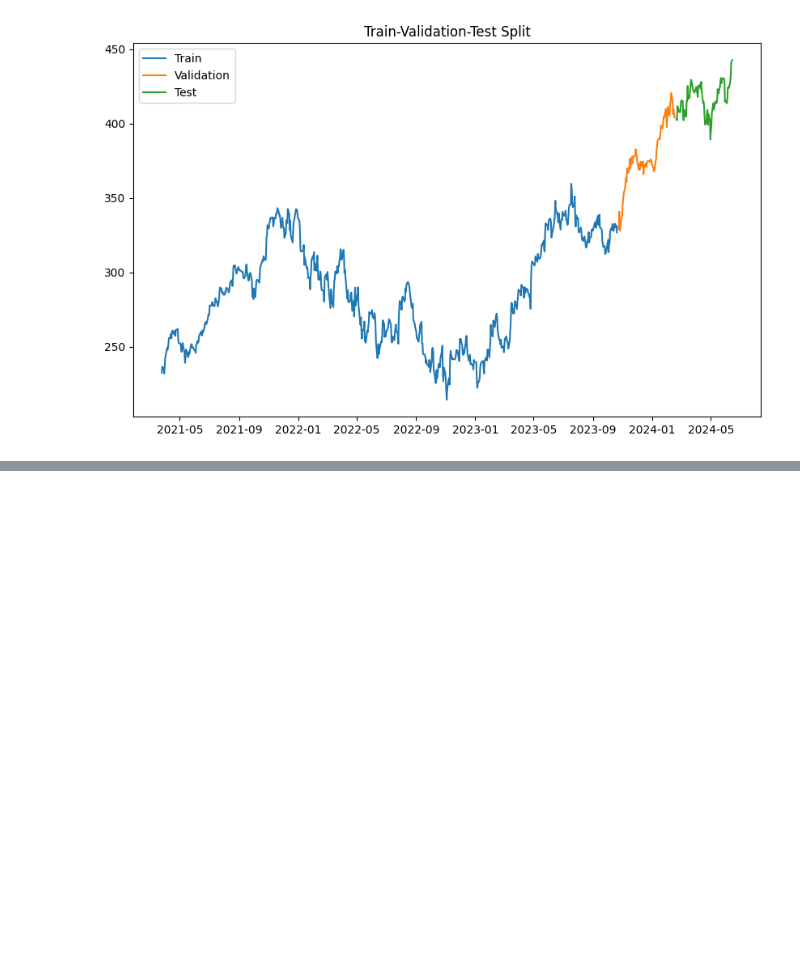
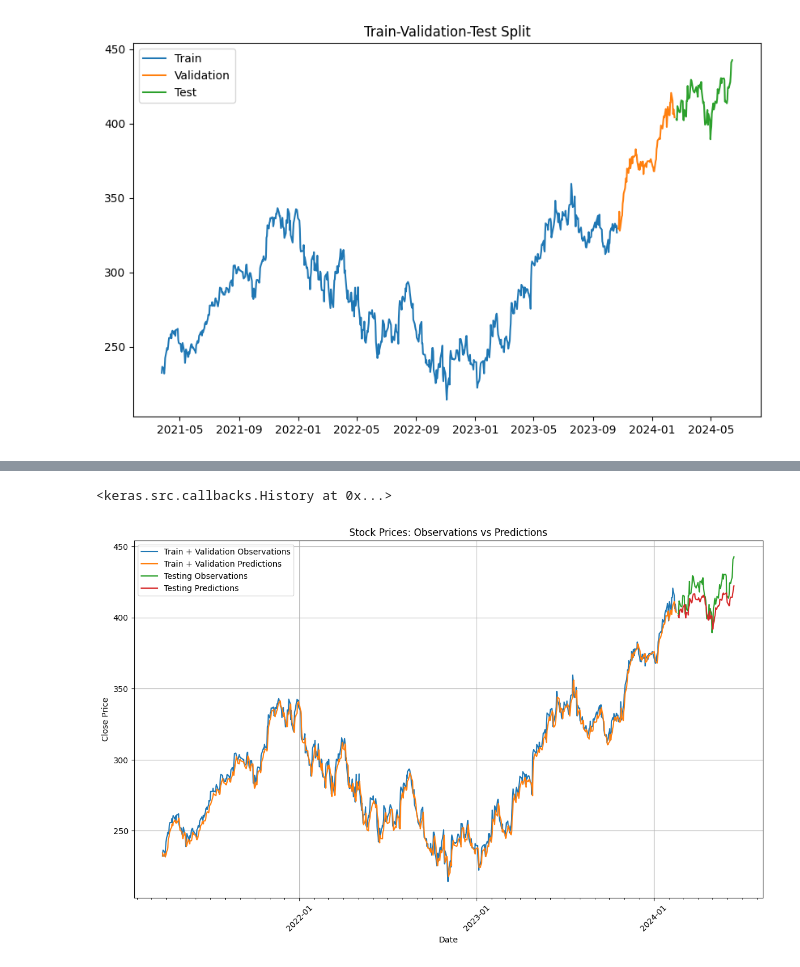
Before and after one commit to npthao110/Stock-Forecasting-DeepLearning, a Jupyter notebook: Microsoft_Stock_Forecasting.ipynb, the cells around one changed output, grey strips where cells are left out. Drawn from its saved outputs; the diff is of its cells as text; code cells hidden in the pictures; blank space fills up the shorter version.

```diff
--- a/Microsoft_Stock_Forecasting.ipynb
+++ b/Microsoft_Stock_Forecasting.ipynb
@@ -385,0 +449,46 @@ plt.legend(['Training Predictions',
+# %%
+final_model = Sequential([layers.Input((3, 1)),
+                          layers.LSTM(64),
+                          layers.Dense(32, activation='relu'),
+                          layers.Dense(32, activation='relu'),
+                          layers.Dense(1)])
+
+final_model.compile(loss='mse',
+                    optimizer=Adam(learning_rate=0.001),
+                    metrics=['mean_absolute_error'])
+
+final_model.fit(X_train_val, y_train_val, epochs=100, verbose=0)
+# %% [output]
+<keras.src.callbacks.History at 0x...>
+# %%
+import matplotlib.dates as mdates
+
+#make predictions
+train_val_predictions = final_model.predict(X_train_val, verbose=0)
+test_predictions = final_model.predict(X_test, verbose=0)
+
+plt.figure(figsize=(14, 8))
+
+#plot train + validation data
+plt.plot(dates_train_val, y_train_val, label='Train + Validation Observations')
+plt.plot(dates_train_val, train_val_predictions, label='Train + Validation Predictions')
+
+#plot test data
+plt.plot(dates_test, y_test, label='Testing Observations')
+plt.plot(dates_test, test_predictions, label='Testing Predictions')
+
+#improve date formatting on the x-axis
+plt.gca().xaxis.set_major_locator(mdates.YearLocator())
+plt.gca().xaxis.set_minor_locator(mdates.MonthLocator())
+plt.gca().xaxis.set_major_formatter(mdates.DateFormatter('%Y-%m'))
+
+plt.xlabel('Date')
+plt.ylabel('Close Price')
+plt.title('Stock Prices: Observations vs Predictions')
+plt.legend()
+plt.grid(True)
+plt.xticks(rotation=45)
+
+plt.show()
+# %% [output]
+[figure, added]
```
Also changed, not shown: parts of 13 cells of this notebook.
